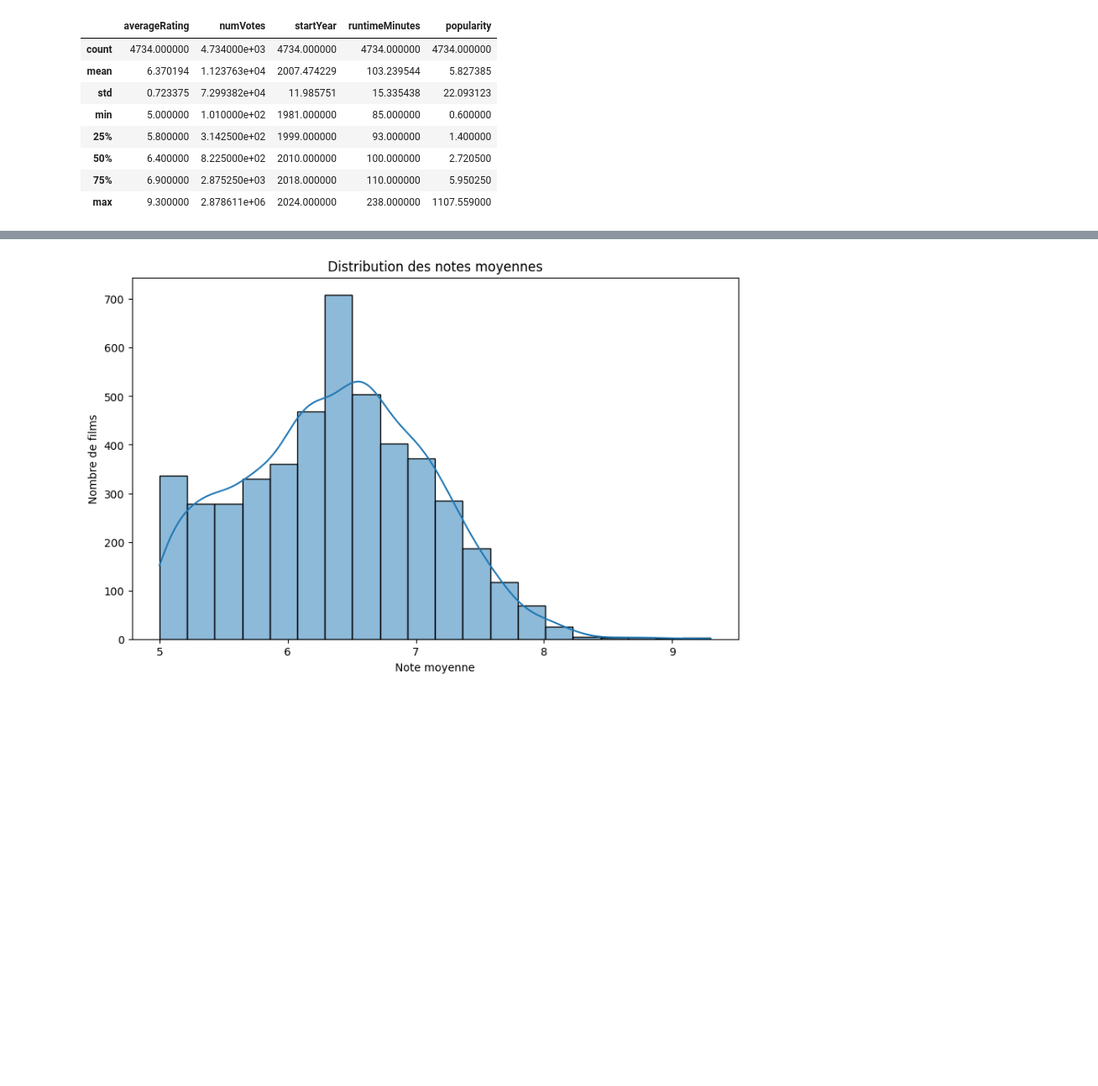
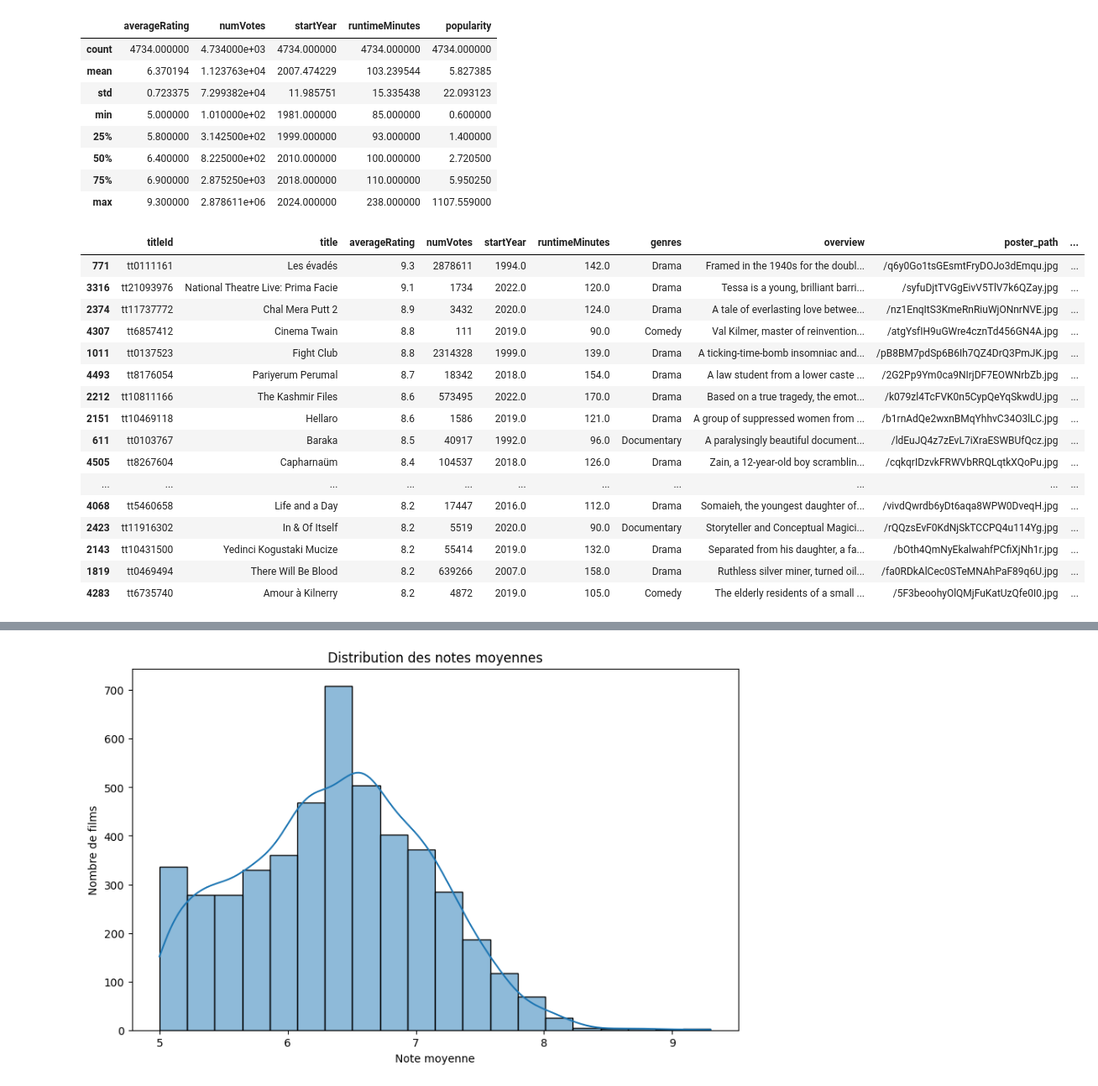
Before and after one commit to Patrick-NII/Projet-Data-IA, a Jupyter notebook: Merged_all_tables/merged_all_tables.ipynb, the cells around one changed output, grey strips where cells are left out. Shown at 84% size. Drawn from its saved outputs; the diff is of its cells as text; code cells hidden in the pictures; blank space fills up the shorter version.

```diff
--- a/Merged_all_tables/merged_all_tables.ipynb
+++ b/Merged_all_tables/merged_all_tables.ipynb
@@ -48,3 +70,26 @@ df_merged.describe()
 | 50% | 6.400000 | 8.225000e+02 | 2010.000000 | 100.000000 | 2.720500 |
 | 75% | 6.900000 | 2.875250e+03 | 2018.000000 | 110.000000 | 5.950250 |
 | max | 9.300000 | 2.878611e+06 | 2024.000000 | 238.000000 | 1107.559000 |
+# %%
+# Les 20 films les mieux notés de 1980 à 2024
+
+df_sorted_avg =  df_merged.sort_values(by='averageRating', ascending=False)
+df_sorted_avg.head(20)
+# %% [output]
+|  | titleId | title | averageRating | numVotes | startYear | runtimeMinutes | genres | overview | poster_path | ... |
+| 771 | tt0111161 | Les évadés | 9.3 | 2878611 | 1994.0 | 142.0 | Drama | Framed in the 1940s for the doubl... | /q6y0Go1tsGEsmtFryDOJo3dEmqu.jpg | ... |
+| 3316 | tt21093976 | National Theatre Live: Prima Facie | 9.1 | 1734 | 2022.0 | 120.0 | Drama | Tessa is a young, brilliant barri... | /syfuDjtTVGgEivV5TlV7k6QZay.jpg | ... |
+| 2374 | tt11737772 | Chal Mera Putt 2 | 8.9 | 3432 | 2020.0 | 124.0 | Drama | A tale of everlasting love betwee... | /nz1EnqItS3KmeRnRiuWjONnrNVE.jpg | ... |
+| 4307 | tt6857412 | Cinema Twain | 8.8 | 111 | 2019.0 | 90.0 | Comedy | Val Kilmer, master of reinvention... | /atgYsfIH9uGWre4cznTd456GN4A.jpg | ... |
+| 1011 | tt0137523 | Fight Club | 8.8 | 2314328 | 1999.0 | 139.0 | Drama | A ticking-time-bomb insomniac and... | /pB8BM7pdSp6B6Ih7QZ4DrQ3PmJK.jpg | ... |
+| 4493 | tt8176054 | Pariyerum Perumal | 8.7 | 18342 | 2018.0 | 154.0 | Drama | A law student from a lower caste ... | /2G2Pp9Ym0ca9NIrjDF7EOWNrbZb.jpg | ... |
+| 2212 | tt10811166 | The Kashmir Files | 8.6 | 573495 | 2022.0 | 170.0 | Drama | Based on a true tragedy, the emot... | /k079zl4TcFVK0n5CypQeYqSkwdU.jpg | ... |
+| 2151 | tt10469118 | Hellaro | 8.6 | 1586 | 2019.0 | 121.0 | Drama | A group of suppressed women from ... | /b1rnAdQe2wxnBMqYhhvC34O3lLC.jpg | ... |
+| 611 | tt0103767 | Baraka | 8.5 | 40917 | 1992.0 | 96.0 | Documentary | A paralysingly beautiful document... | /ldEuJQ4z7zEvL7iXraESWBUfQcz.jpg | ... |
+| 4505 | tt8267604 | Capharnaüm | 8.4 | 104537 | 2018.0 | 126.0 | Drama | Zain, a 12-year-old boy scramblin... | /cqkqrIDzvkFRWVbRRQLqtkXQoPu.jpg | ... |
+| ... | ... | ... | ... | ... | ... | ... | ... | ... | ... | ... |
+| 4068 | tt5460658 | Life and a Day | 8.2 | 17447 | 2016.0 | 112.0 | Drama | Somaieh, the youngest daughter of... | /vivdQwrdb6yDt6aqa8WPW0DveqH.jpg | ... |
+| 2423 | tt11916302 | In & Of Itself | 8.2 | 5519 | 2020.0 | 90.0 | Documentary | Storyteller and Conceptual Magici... | /rQQzsEvF0KdNjSkTCCPQ4u114Yg.jpg | ... |
+| 2143 | tt10431500 | Yedinci Kogustaki Mucize | 8.2 | 55414 | 2019.0 | 132.0 | Drama | Separated from his daughter, a fa... | /bOth4QmNyEkalwahfPCfiXjNh1r.jpg | ... |
+| 1819 | tt0469494 | There Will Be Blood | 8.2 | 639266 | 2007.0 | 158.0 | Drama | Ruthless silver miner, turned oil... | /fa0RDkAlCec0STeMNAhPaF89q6U.jpg | ... |
+| 4283 | tt6735740 | Amour à Kilnerry | 8.2 | 4872 | 2019.0 | 105.0 | Comedy | The elderly residents of a small ... | /5F3beoohyOlQMjFuKatUzQfe0I0.jpg | ... |
```
Also changed, not shown: parts of 10 cells of this notebook.
